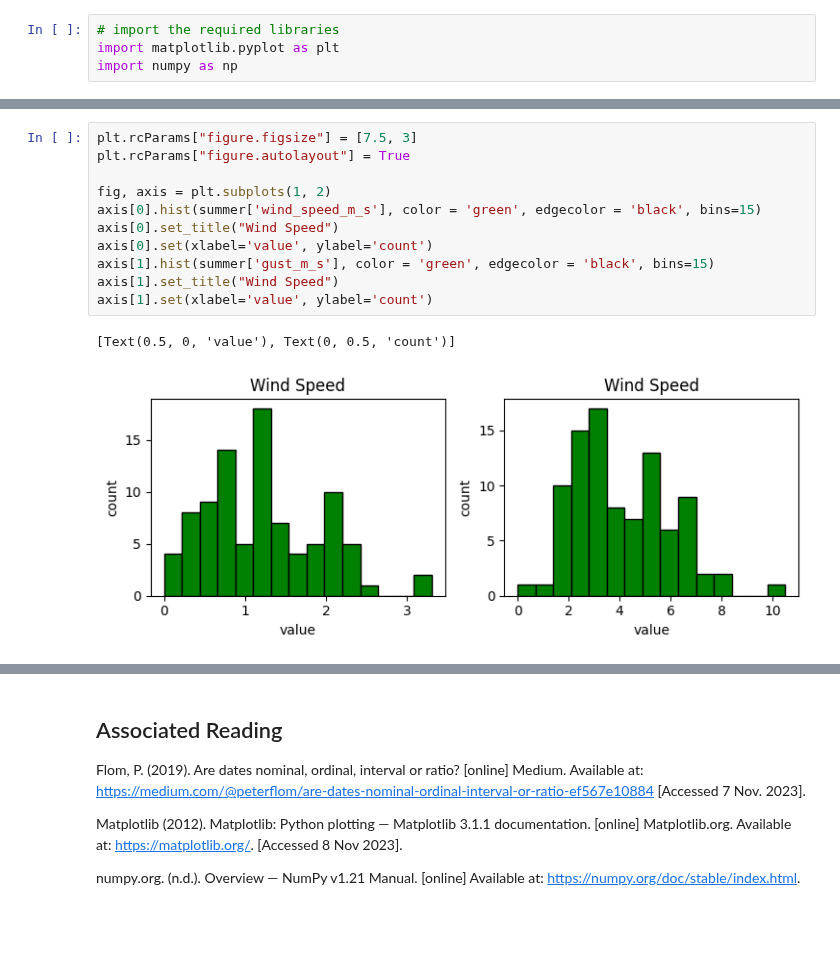
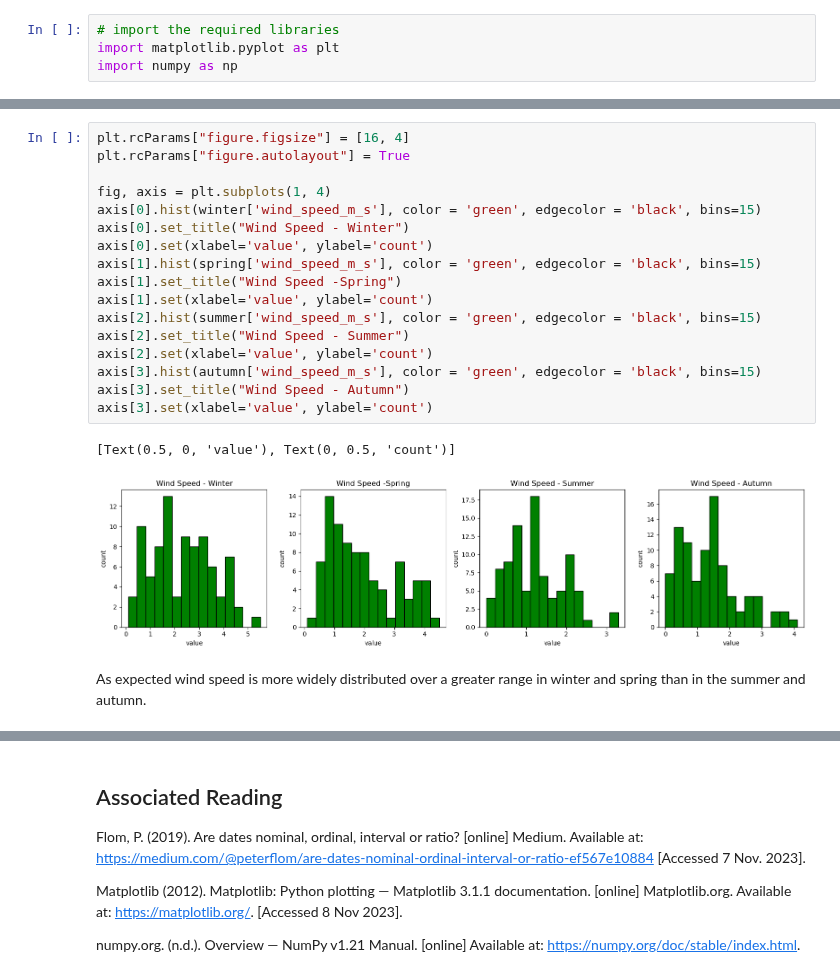
Before and after one commit to humphs078/ProgrammingforDataAnalysisAssignment_1, a Jupyter notebook: submission_notebook.ipynb, the cells around one changed output, grey strips where cells are left out. Saved outputs shown, nothing was run; the diff lists cells and outputs as text; blank space fills up the shorter version.

```diff
--- a/submission_notebook.ipynb
+++ b/submission_notebook.ipynb
@@ -234,17 +184,25 @@ winter.shape
 # %%
-plt.rcParams["figure.figsize"] = [7.5, 3]
+plt.rcParams["figure.figsize"] = [16, 4]
 plt.rcParams["figure.autolayout"] = True
 
-fig, axis = plt.subplots(1, 2)
-axis[0].hist(summer['wind_speed_m_s'], color = 'green', edgecolor = 'black', bins=15)
-axis[0].set_title("Wind Speed")
+fig, axis = plt.subplots(1, 4)
+axis[0].hist(winter['wind_speed_m_s'], color = 'green', edgecolor = 'black', bins=15)
+axis[0].set_title("Wind Speed - Winter")
 axis[0].set(xlabel='value', ylabel='count')
-axis[1].hist(summer['gust_m_s'], color = 'green', edgecolor = 'black', bins=15)
-axis[1].set_title("Wind Speed")
+axis[1].hist(spring['wind_speed_m_s'], color = 'green', edgecolor = 'black', bins=15)
+axis[1].set_title("Wind Speed -Spring")
 axis[1].set(xlabel='value', ylabel='count')
+axis[2].hist(summer['wind_speed_m_s'], color = 'green', edgecolor = 'black', bins=15)
+axis[2].set_title("Wind Speed - Summer")
+axis[2].set(xlabel='value', ylabel='count')
+axis[3].hist(autumn['wind_speed_m_s'], color = 'green', edgecolor = 'black', bins=15)
+axis[3].set_title("Wind Speed - Autumn")
+axis[3].set(xlabel='value', ylabel='count')
 # %% [output]
 [Text(0.5, 0, 'value'), Text(0, 0.5, 'count')]
-[figure, old version]
+[figure, new version]
+# %% [markdown]
+As expected wind speed is more widely distributed over a greater range in winter and spring than in the summer and autumn.
 # %%
 # seeding so the random numbers generated don't change when code is run, for demonstrative purposes
 seed = np.random.seed(2)
```
Also changed, not shown: parts of 15 cells of this notebook, 2 other files.
